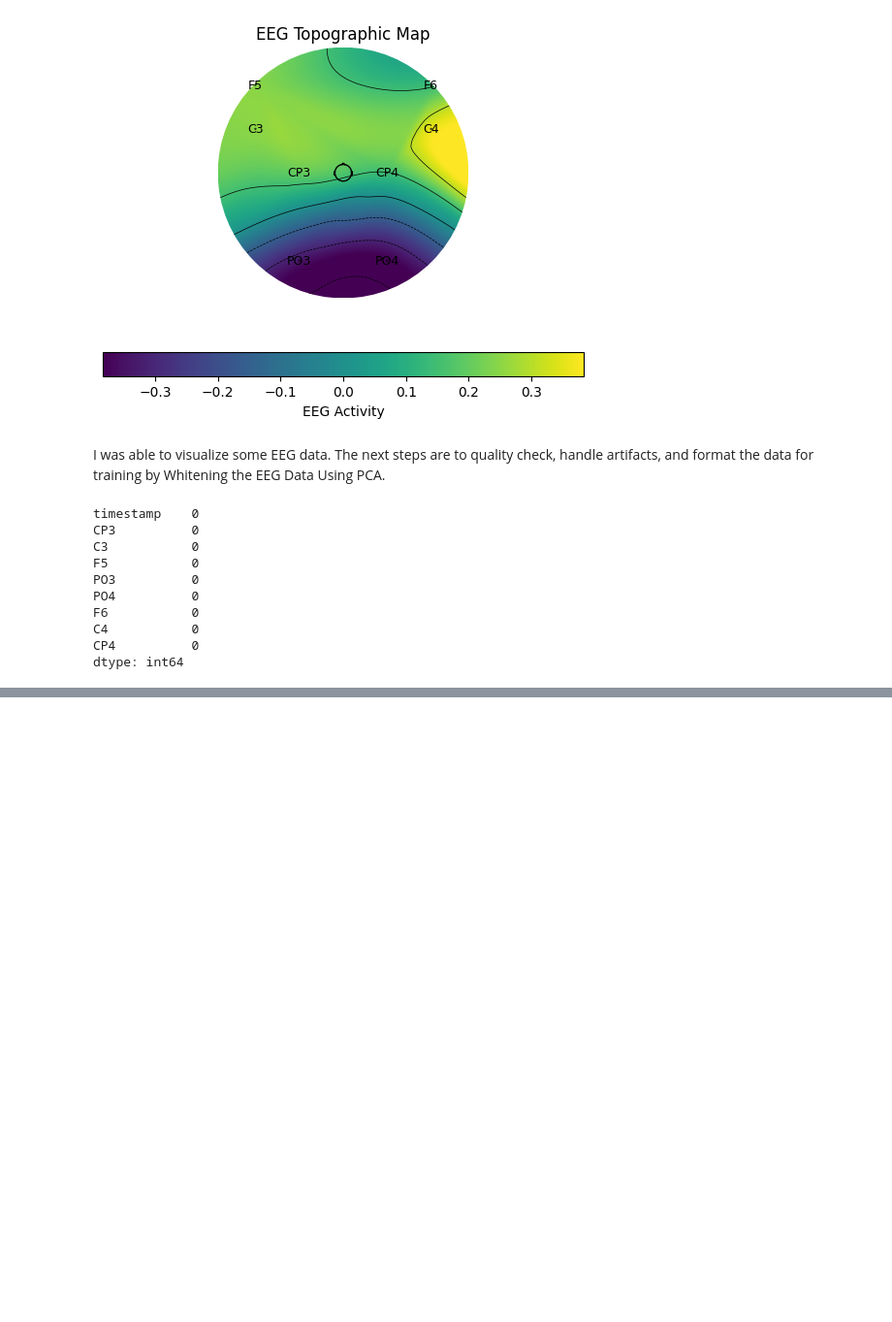
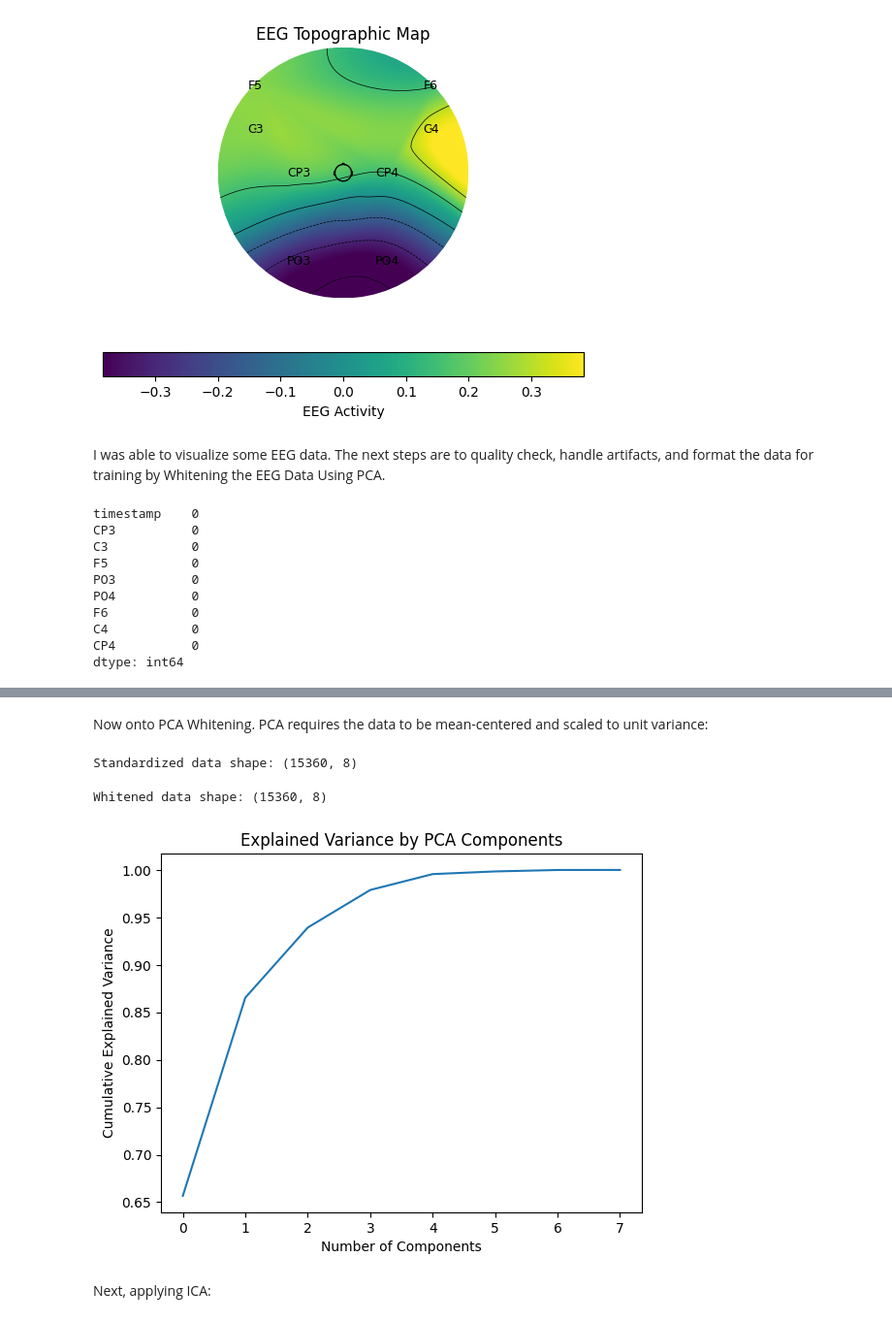
Before and after one commit to aeriab/ML_Workshop_CruX, a Jupyter notebook: BrendanA_MLWorkshop.ipynb, the cells around one changed output, grey strips where cells are left out. Shown: that part at 97% size. Saved outputs shown, nothing was run; the diff lists cells and outputs as text; code cells hidden in the pictures; blank space fills up the shorter version.

```diff
--- a/BrendanA_MLWorkshop.ipynb
+++ b/BrendanA_MLWorkshop.ipynb
@@ -91,0 +224,30 @@ Currently working on converting the "eeg_data" csv file to a mne file to use as
+# %% [markdown]
+Now onto PCA Whitening. PCA requires the data to be mean-centered and scaled to unit variance:
+# %%
+from sklearn.preprocessing import StandardScaler
+
+# Standardize data (zero mean, unit variance)
+scaler = StandardScaler()
+standardized_data = scaler.fit_transform(eeg_activity)
+
+print("Standardized data shape:", standardized_data.shape)
+# %% [output]
+Standardized data shape: (15360, 8)
+# %%
+from sklearn.decomposition import PCA
+
+# Apply PCA with whitening
+pca = PCA(whiten=True)
+whitened_data = pca.fit_transform(standardized_data)
+
+print("Whitened data shape:", whitened_data.shape)
+# %% [output]
+Whitened data shape: (15360, 8)
+# %%
+plt.plot(np.cumsum(pca.explained_variance_ratio_))
+plt.xlabel('Number of Components')
+plt.ylabel('Cumulative Explained Variance')
+plt.title('Explained Variance by PCA Components')
+plt.show()
+# %% [output]
+[figure, added]
@@ -91,0 +257,2 @@ Currently working on converting the "eeg_data" csv file to a mne file to use as
+# %% [markdown]
+Next, applying ICA:
```
Also changed, not shown: parts of 22 cells of this notebook, 1 other file.
